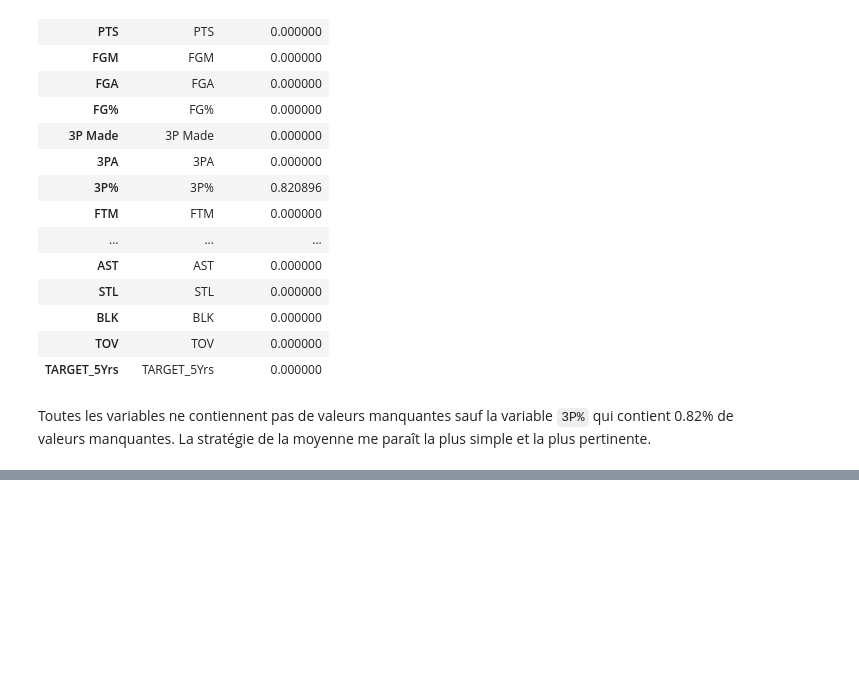
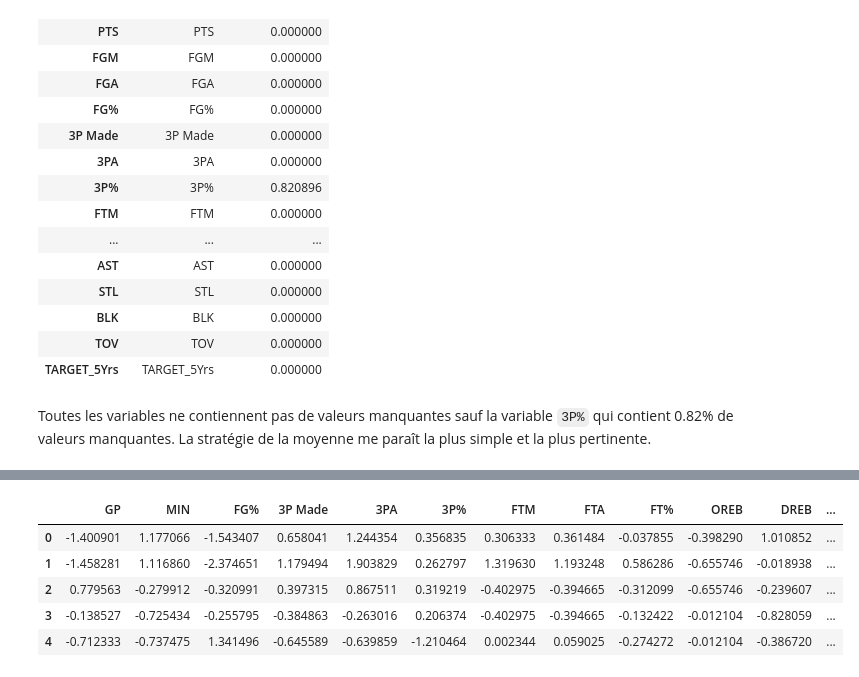
Before and after one commit to tbenali96/mp-data-nba-assessment, a Jupyter notebook: notebooks/data-exploration.ipynb, the cells around one changed output, grey strips where cells are left out. Cells and saved outputs as stored; diff of their text form; code cells hidden in the pictures; blank space fills up the shorter version.

```diff
--- a/notebooks/data-exploration.ipynb
+++ b/notebooks/data-exploration.ipynb
@@ -98,0 +140,3 @@ Toutes les variables ne contiennent pas de valeurs manquantes sauf la variable `
+# %%
+X = data.drop(columns=['TARGET_5Yrs'])
+numeric_columns = X.select_dtypes(['int64', 'float64']).columns
@@ -98,0 +148,11 @@ Toutes les variables ne contiennent pas de valeurs manquantes sauf la variable `
+# %%
+data[numeric_columns] = scaler.transform(data[numeric_columns])
+# %%
+data.head()
+# %% [output]
+|  | GP | MIN | FG% | 3P Made | 3PA | 3P% | FTM | FTA | FT% | OREB | DREB | ... |
+| 0 | -1.400901 | 1.177066 | -1.543407 | 0.658041 | 1.244354 | 0.356835 | 0.306333 | 0.361484 | -0.037855 | -0.398290 | 1.010852 | ... |
+| 1 | -1.458281 | 1.116860 | -2.374651 | 1.179494 | 1.903829 | 0.262797 | 1.319630 | 1.193248 | 0.586286 | -0.655746 | -0.018938 | ... |
+| 2 | 0.779563 | -0.279912 | -0.320991 | 0.397315 | 0.867511 | 0.319219 | -0.402975 | -0.394665 | -0.312099 | -0.655746 | -0.239607 | ... |
+| 3 | -0.138527 | -0.725434 | -0.255795 | -0.384863 | -0.263016 | 0.206374 | -0.402975 | -0.394665 | -0.132422 | -0.012104 | -0.828059 | ... |
+| 4 | -0.712333 | -0.737475 | 1.341496 | -0.645589 | -0.639859 | -1.210464 | 0.002344 | 0.059025 | -0.274272 | -0.012104 | -0.386720 | ... |
```
Also changed, not shown: parts of 12 cells of this notebook, 15 other files.
